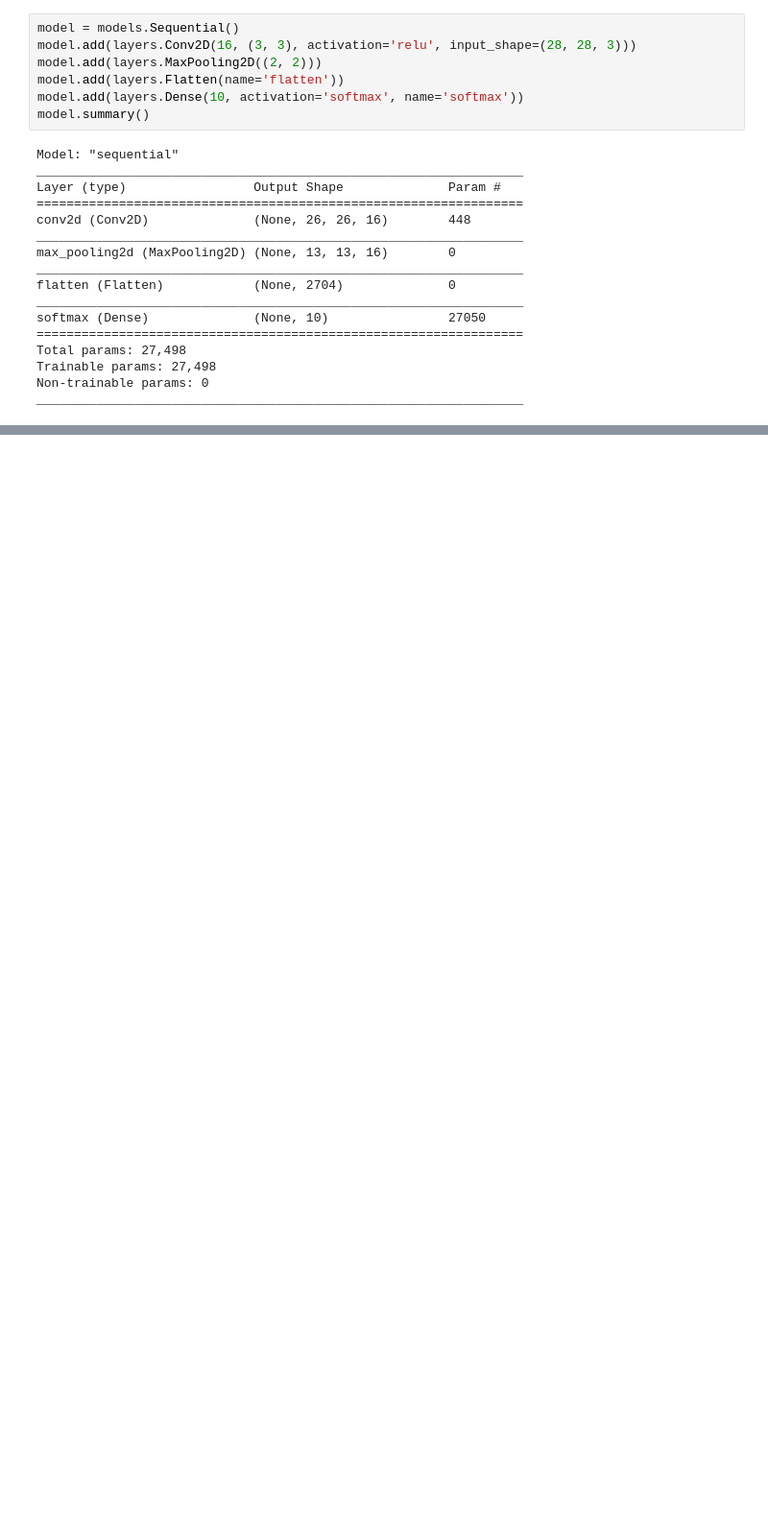
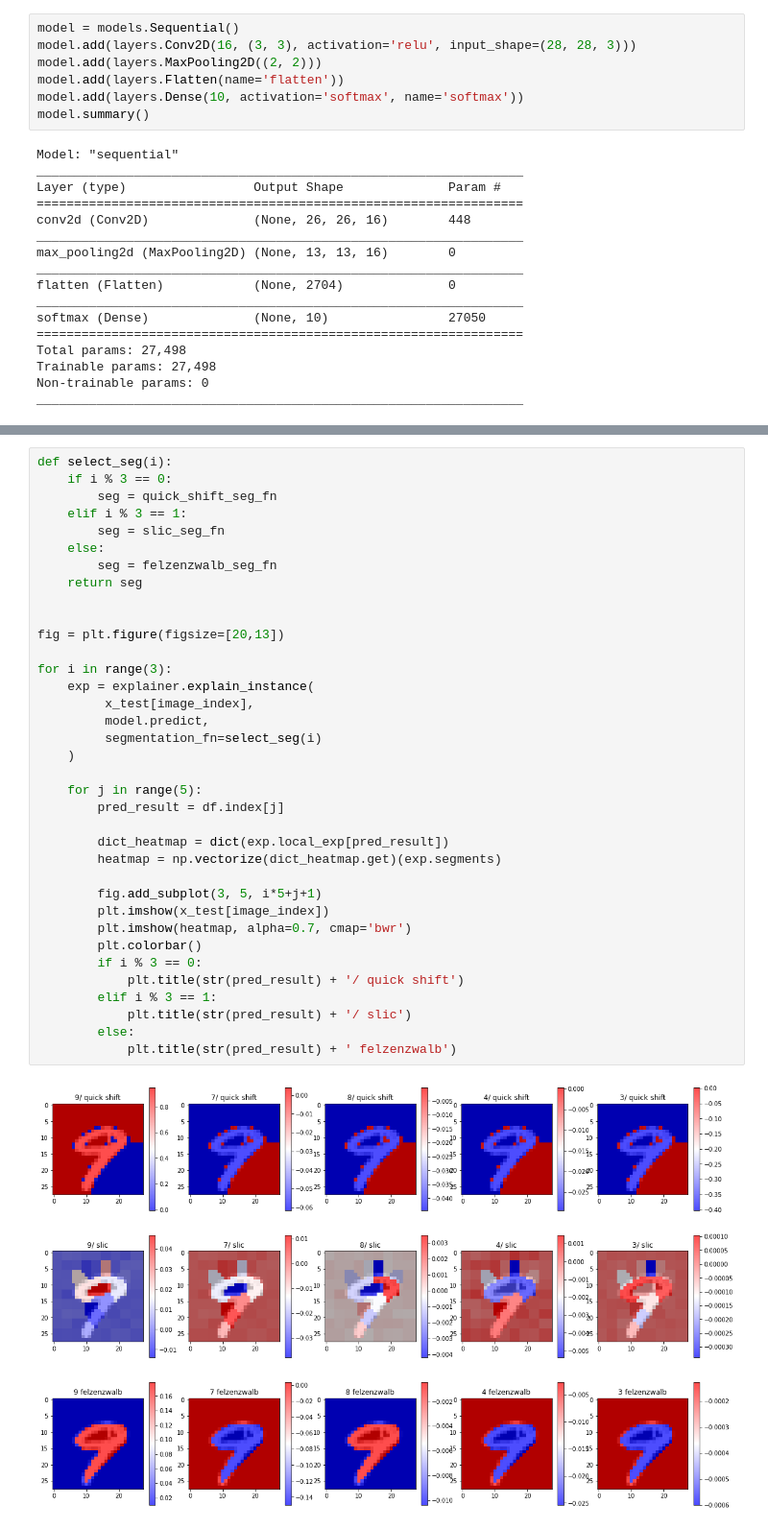
Before and after one commit to naonaorange/xai_samples, a Jupyter notebook: lime_categorize_mnist.ipynb, the cells around one changed output, grey strips where cells are left out. Shown at 96% size. Drawn from its saved outputs; the diff is of its cells as text; blank space fills up the shorter version.

```diff
--- a/lime_categorize_mnist.ipynb
+++ b/lime_categorize_mnist.ipynb
@@ -179,0 +249,38 @@ plt.colorbar()
+# %%
+def select_seg(i):
+    if i % 3 == 0:
+        seg = quick_shift_seg_fn
+    elif i % 3 == 1:
+        seg = slic_seg_fn
+    else:
+        seg = felzenzwalb_seg_fn
+    return seg
+
+
+fig = plt.figure(figsize=[20,13])
+
+for i in range(3):
+    exp = explainer.explain_instance(
+         x_test[image_index],
+         model.predict,
+         segmentation_fn=select_seg(i)
+    )
+
+    for j in range(5):
+        pred_result = df.index[j]
+
+        dict_heatmap = dict(exp.local_exp[pred_result])
+        heatmap = np.vectorize(dict_heatmap.get)(exp.segments)
+
+        fig.add_subplot(3, 5, i*5+j+1)
+        plt.imshow(x_test[image_index])
+        plt.imshow(heatmap, alpha=0.7, cmap='bwr')
+        plt.colorbar()
+        if i % 3 == 0:
+            plt.title(str(pred_result) + '/ quick shift')
+        elif i % 3 == 1:
+            plt.title(str(pred_result) + '/ slic')
+        else:
+            plt.title(str(pred_result) + ' felzenzwalb')
+# %% [output]
+[figure, added]
```
Also changed, not shown: parts of 13 cells of this notebook.
